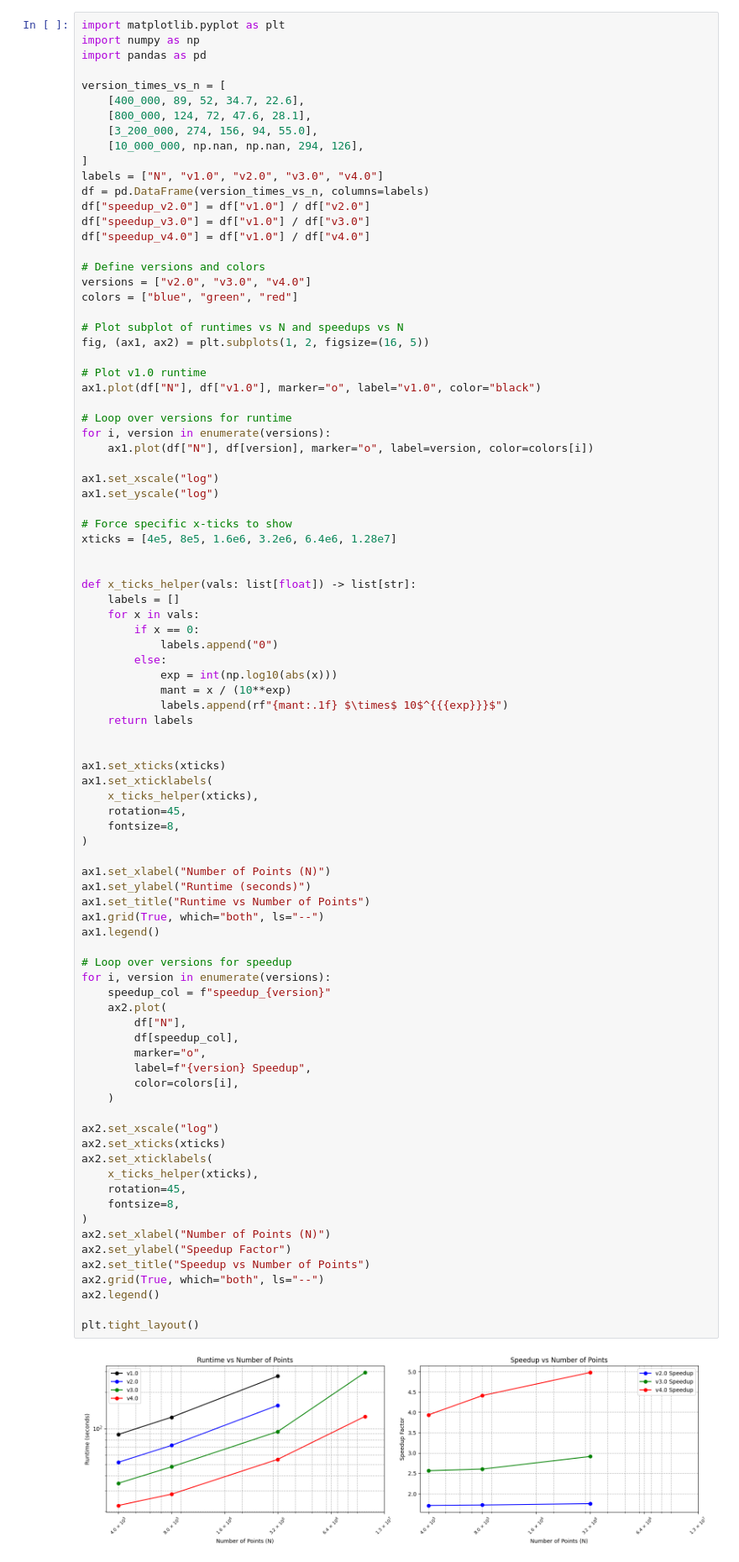
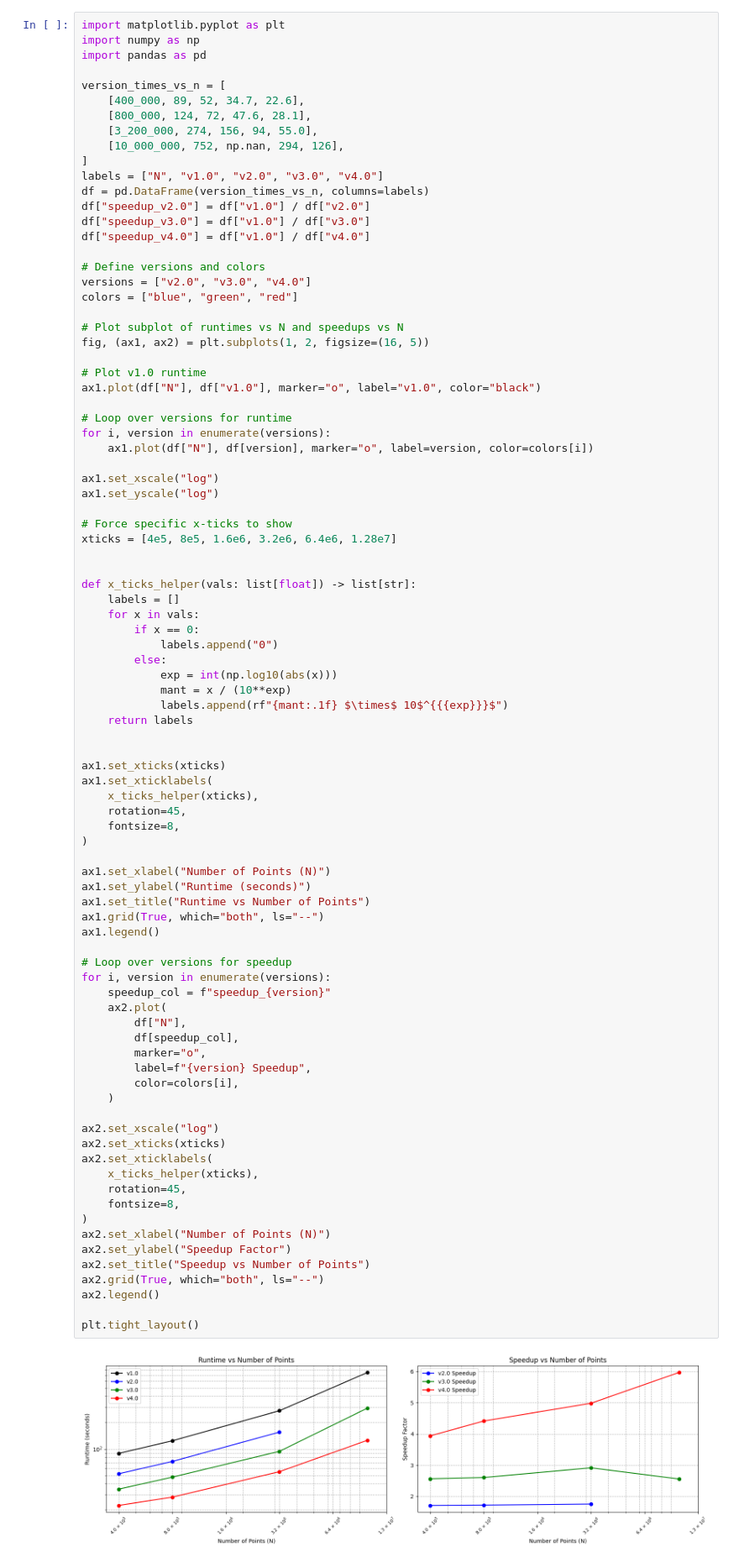
Before and after one commit to ut-padas/affini, a Jupyter notebook: docs/speedup.ipynb, the cells around one changed output. Shown at 84% size. Saved outputs shown, nothing was run; the diff lists cells and outputs as text.

```diff
--- a/docs/speedup.ipynb
+++ b/docs/speedup.ipynb
@@ -7,7 +7,7 @@ version_times_vs_n = [
     [400_000, 89, 52, 34.7, 22.6],
     [800_000, 124, 72, 47.6, 28.1],
     [3_200_000, 274, 156, 94, 55.0],
-    [10_000_000, np.nan, np.nan, 294, 126],
+    [10_000_000, 752, np.nan, 294, 126],
 ]
 labels = ["N", "v1.0", "v2.0", "v3.0", "v4.0"]
 df = pd.DataFrame(version_times_vs_n, columns=labels)
@@ -60,31 +60,31 @@ ax1.set_ylabel("Runtime (seconds)")
 ax1.set_title("Runtime vs Number of Points")
 ax1.grid(True, which="both", ls="--")
 ax1.legend()
 
 # Loop over versions for speedup
 for i, version in enumerate(versions):
     speedup_col = f"speedup_{version}"
     ax2.plot(
         df["N"],
         df[speedup_col],
         marker="o",
         label=f"{version} Speedup",
         color=colors[i],
     )
 
 ax2.set_xscale("log")
 ax2.set_xticks(xticks)
 ax2.set_xticklabels(
     x_ticks_helper(xticks),
     rotation=45,
     fontsize=8,
 )
 ax2.set_xlabel("Number of Points (N)")
 ax2.set_ylabel("Speedup Factor")
 ax2.set_title("Speedup vs Number of Points")
 ax2.grid(True, which="both", ls="--")
 ax2.legend()
 
 plt.tight_layout()
 # %% [output]
-[figure, old version]
+[figure, new version]
```
Also changed, not shown: 1 other file.
